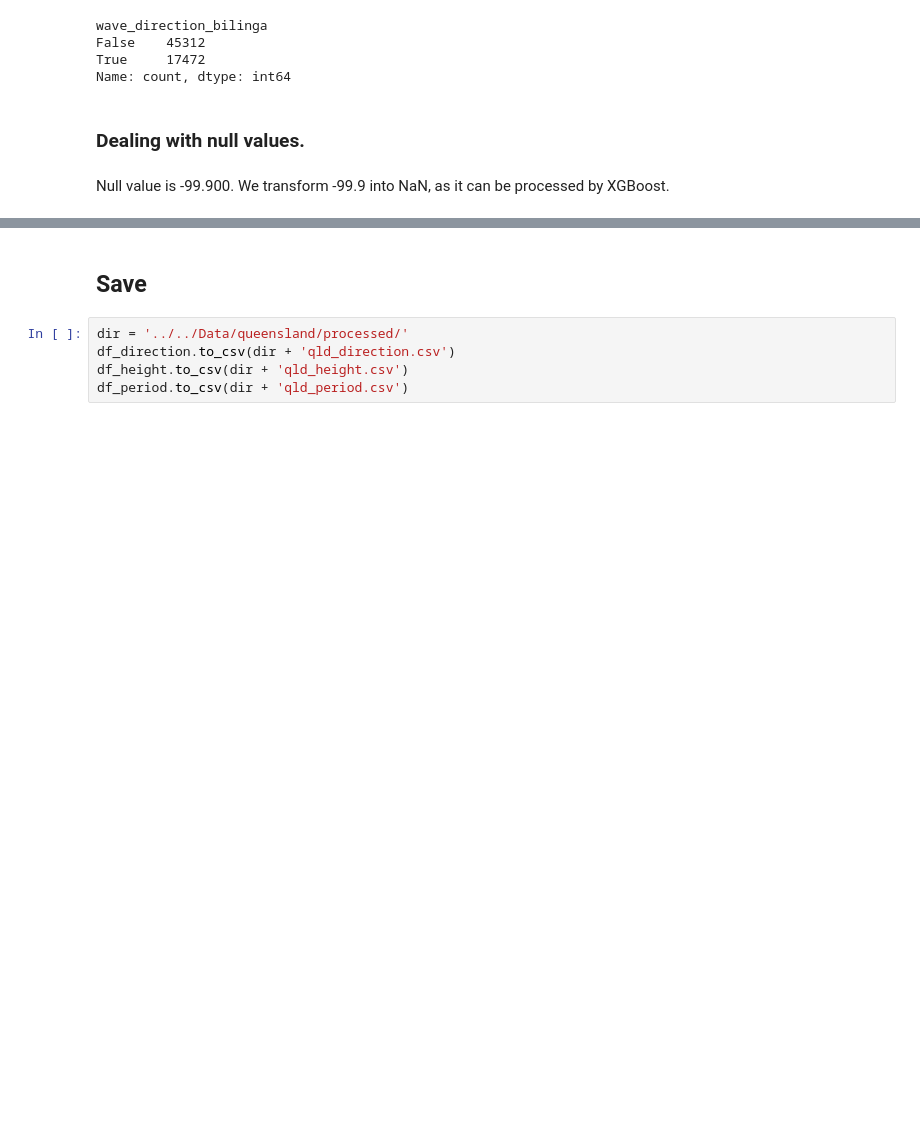
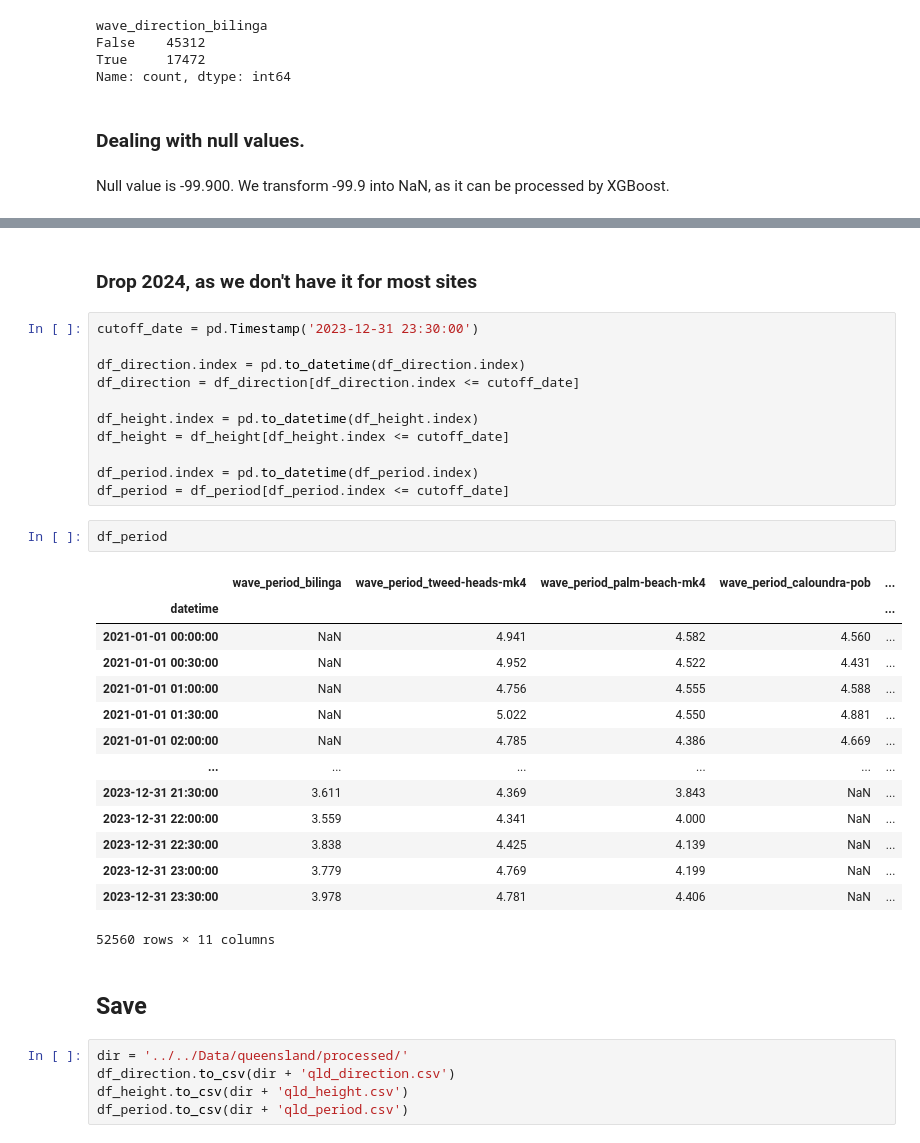
Before and after one commit to AlvaroCorrales/wave-height-app, a Jupyter notebook: Notebooks/Queensland/Process data - QLD.ipynb, the cells around one changed output, grey strips where cells are left out. Cells and saved outputs as stored; diff of their text form; blank space fills up the shorter version.

```diff
--- a/Notebooks/Queensland/Process data - QLD.ipynb
+++ b/Notebooks/Queensland/Process data - QLD.ipynb
@@ -209,3 +221,33 @@ for df in [df_direction, df_height, df_period]:
+# %% [markdown]
+### Drop 2024, as we don't have it for most sites
+# %%
+cutoff_date = pd.Timestamp('2023-12-31 23:30:00')
+
+df_direction.index = pd.to_datetime(df_direction.index)
+df_direction = df_direction[df_direction.index <= cutoff_date]
+
+df_height.index = pd.to_datetime(df_height.index)
+df_height = df_height[df_height.index <= cutoff_date]
+
+df_period.index = pd.to_datetime(df_period.index)
+df_period = df_period[df_period.index <= cutoff_date]
+# %%
+df_period
+# %% [output]
+|  | wave_period_bilinga | wave_period_tweed-heads-mk4 | wave_period_palm-beach-mk4 | wave_period_caloundra-pob | ... |
+| datetime |  |  |  |  | ... |
+| 2021-01-01 00:00:00 | NaN | 4.941 | 4.582 | 4.560 | ... |
+| 2021-01-01 00:30:00 | NaN | 4.952 | 4.522 | 4.431 | ... |
+| 2021-01-01 01:00:00 | NaN | 4.756 | 4.555 | 4.588 | ... |
+| 2021-01-01 01:30:00 | NaN | 5.022 | 4.550 | 4.881 | ... |
+| 2021-01-01 02:00:00 | NaN | 4.785 | 4.386 | 4.669 | ... |
+| ... | ... | ... | ... | ... | ... |
+| 2023-12-31 21:30:00 | 3.611 | 4.369 | 3.843 | NaN | ... |
+| 2023-12-31 22:00:00 | 3.559 | 4.341 | 4.000 | NaN | ... |
+| 2023-12-31 22:30:00 | 3.838 | 4.425 | 4.139 | NaN | ... |
+| 2023-12-31 23:00:00 | 3.779 | 4.769 | 4.199 | NaN | ... |
+| 2023-12-31 23:30:00 | 3.978 | 4.781 | 4.406 | NaN | ... |
+52560 rows × 11 columns
 # %% [markdown]
 ## Save
 # %%
```
Also changed, not shown: parts of 2 cells of this notebook.
